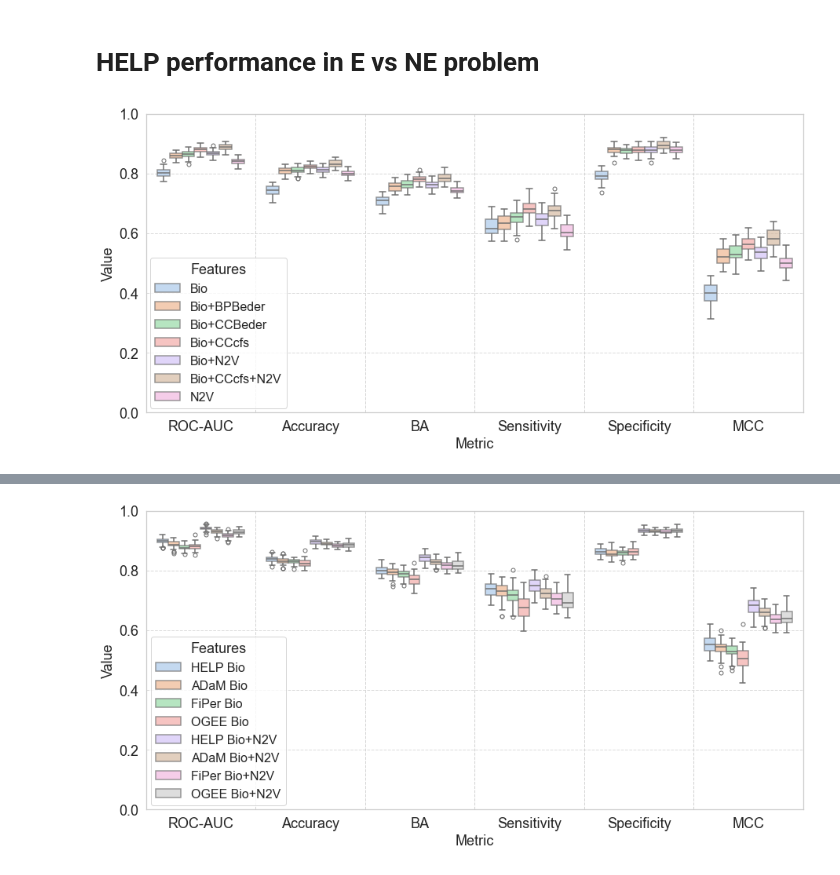
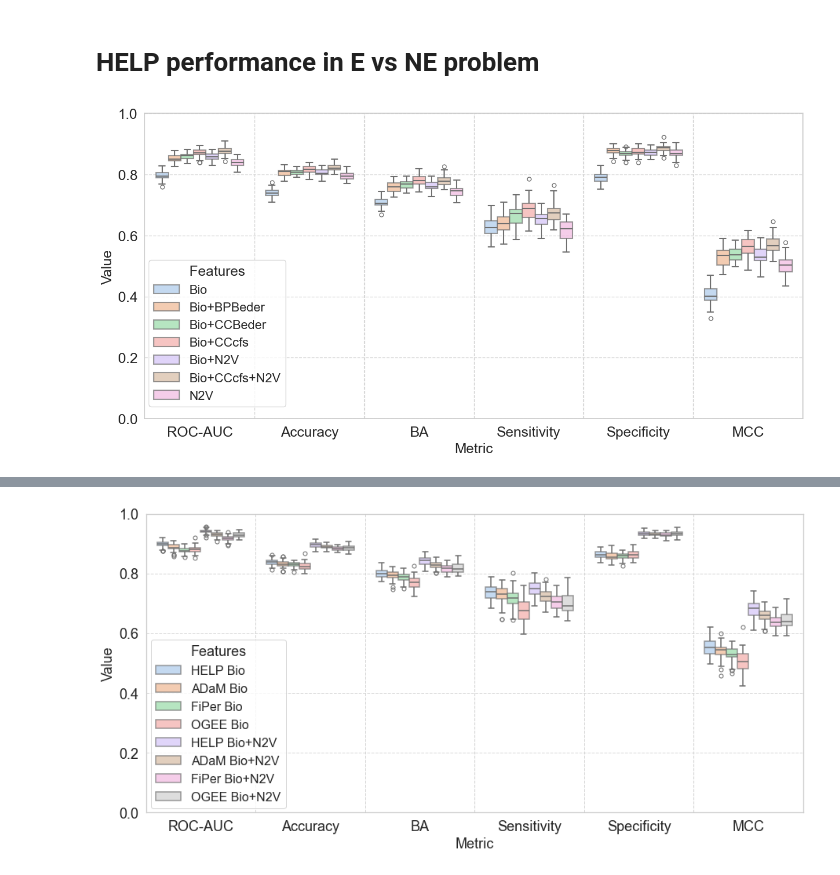
Before and after one commit to giordamaug/HELP, a Jupyter notebook: help/notebooks/score_boxplot.ipynb, the cells around one changed output, grey strips where cells are left out. Drawn from its saved outputs; the diff is of its cells as text; code cells hidden in the pictures.

```diff
--- a/help/notebooks/score_boxplot.ipynb
+++ b/help/notebooks/score_boxplot.ipynb
@@ -6,7 +6,7 @@ import seaborn as sns
 import matplotlib.pyplot as plt
 import os
 
-tissue = 'Kidney'
+tissue = 'Lung'
 problem = 'EvsAE'
 method1 = 'HELP'
 method2 = 'AdAM'
@@ -25,34 +25,34 @@ for feature,suffix in zip(features,suffixes):
     dfs += [df_tmp]
 
 # Merge datasets and modify the dataframe for boxplot generation
 Scores = pd.concat(dfs)
 Scores = pd.melt(Scores, id_vars=["Feature"], var_name="Metric", value_name="Value")
 
 # Set seaborn style
 sns.set(style="whitegrid", palette="pastel")
 
 # Generate boxplots
 plt.figure(figsize=(15, 7))
 sns.boxplot(x="Metric", y="Value", hue="Feature", data=Scores, dodge=True,
             linewidth=1.5, fliersize=5, saturation=0.75, notch=False, boxprops=dict(alpha=0.7))
 
 plt.ylim(0, 1)
 #plt.title("Boxplots of Classification Metrics", fontsize=18)
 plt.xlabel("Metric", fontsize=18)
 plt.xticks(fontsize=18)
 plt.yticks(fontsize=18)
 plt.ylabel("Value", fontsize=18)
 plt.legend(title="Features", fontsize="16", title_fontsize="18", loc="upper center", bbox_to_anchor=(0.11, 0.54))
 plt.grid(axis="y", linestyle="--", alpha=0.7)
 
 # Add vertical lines between groups of metric values
 unique_metrics = Scores["Metric"].unique()
 for i in range(1, len(unique_metrics)):
     plt.axvline(x=i - 0.5, color='lightgray', linestyle='--', linewidth=1)
 
 plt.show()
 # %% [output]
-[figure, old version]
+[figure, new version]
 # %%
 import pandas as pd
 from tabulate import tabulate
```
Also changed, not shown: parts of 1 cell of this notebook, 4 other files.
